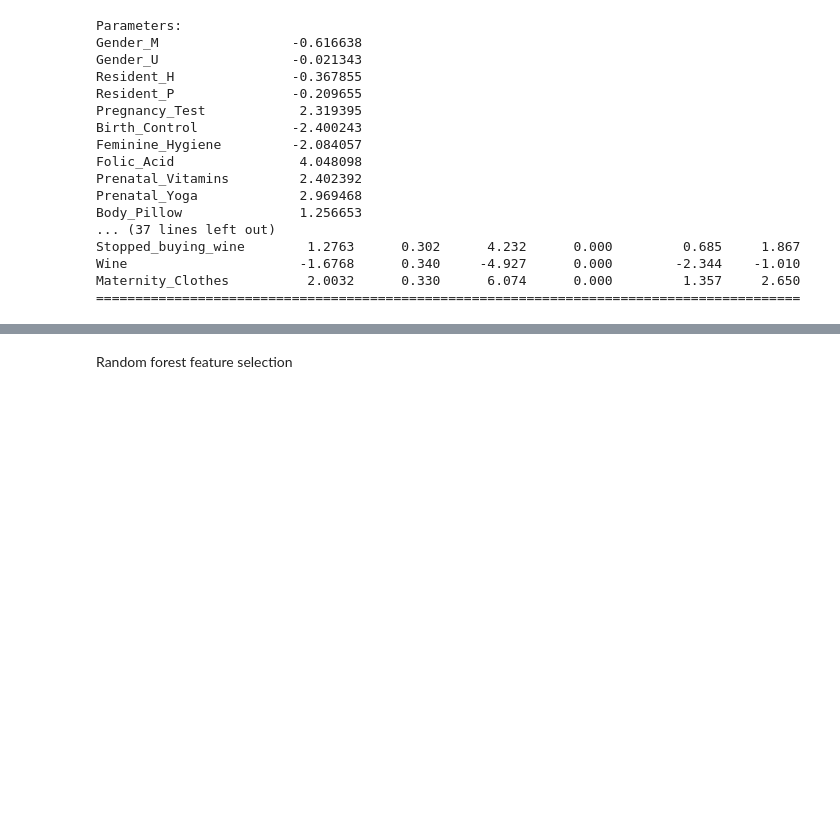
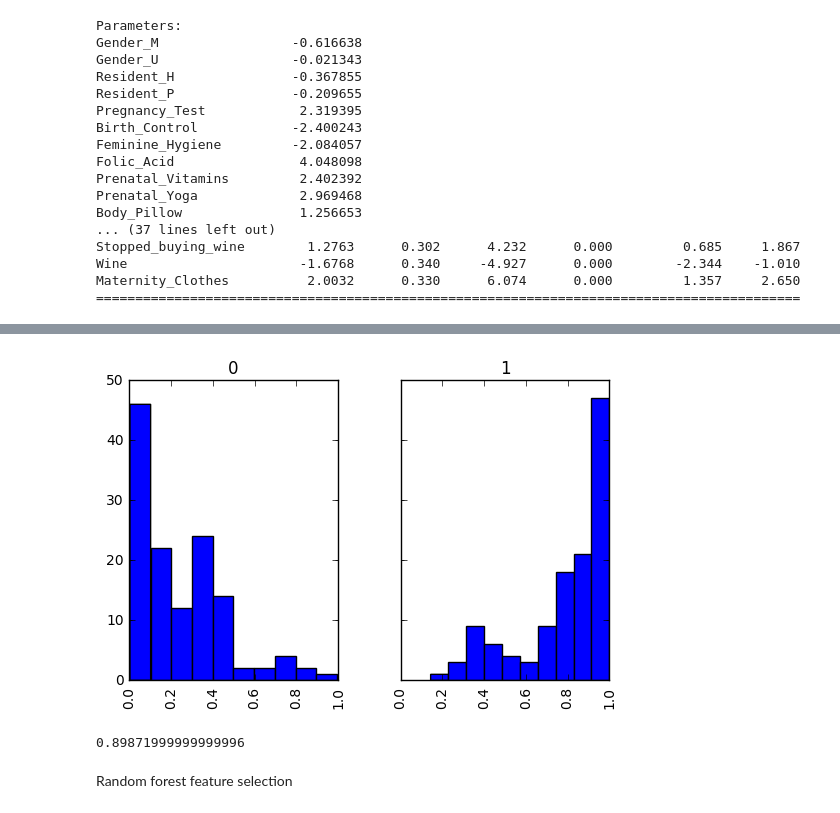
Before and after one commit to craigrshenton/craigrshenton.github.io, a Jupyter notebook: notebooks/notebook6.ipynb, the cells around one changed output, grey strips where cells are left out. Saved outputs shown, nothing was run; the diff lists cells and outputs as text; code cells hidden in the pictures; blank space fills up the shorter version.

```diff
--- a/notebooks/notebook6.ipynb
+++ b/notebooks/notebook6.ipynb
@@ -102,3 +149,16 @@ Maternity_Clothes          2.0032      0.330      6.074      0.000         1.357
+# %%
+# histogram of predicted probabilities grouped by actual response value
+df = pd.DataFrame({'probability':y_pred_prob, 'actual':y_test})
+df.hist(column='probability', by='actual', sharex=True, sharey=True)
+plt.show()
+# %% [output]
+[figure, added]
+# %%
+# calculate cross-validated AUC
+from sklearn.cross_validation import cross_val_score
+cross_val_score(logreg, X, y, cv=10, scoring='roc_auc').mean()
+# %% [output]
+0.89871999999999996
 # %% [markdown]
 Random forest feature selection
 # %%
```
Also changed, not shown: parts of 4 cells of this notebook, 5 other files.
